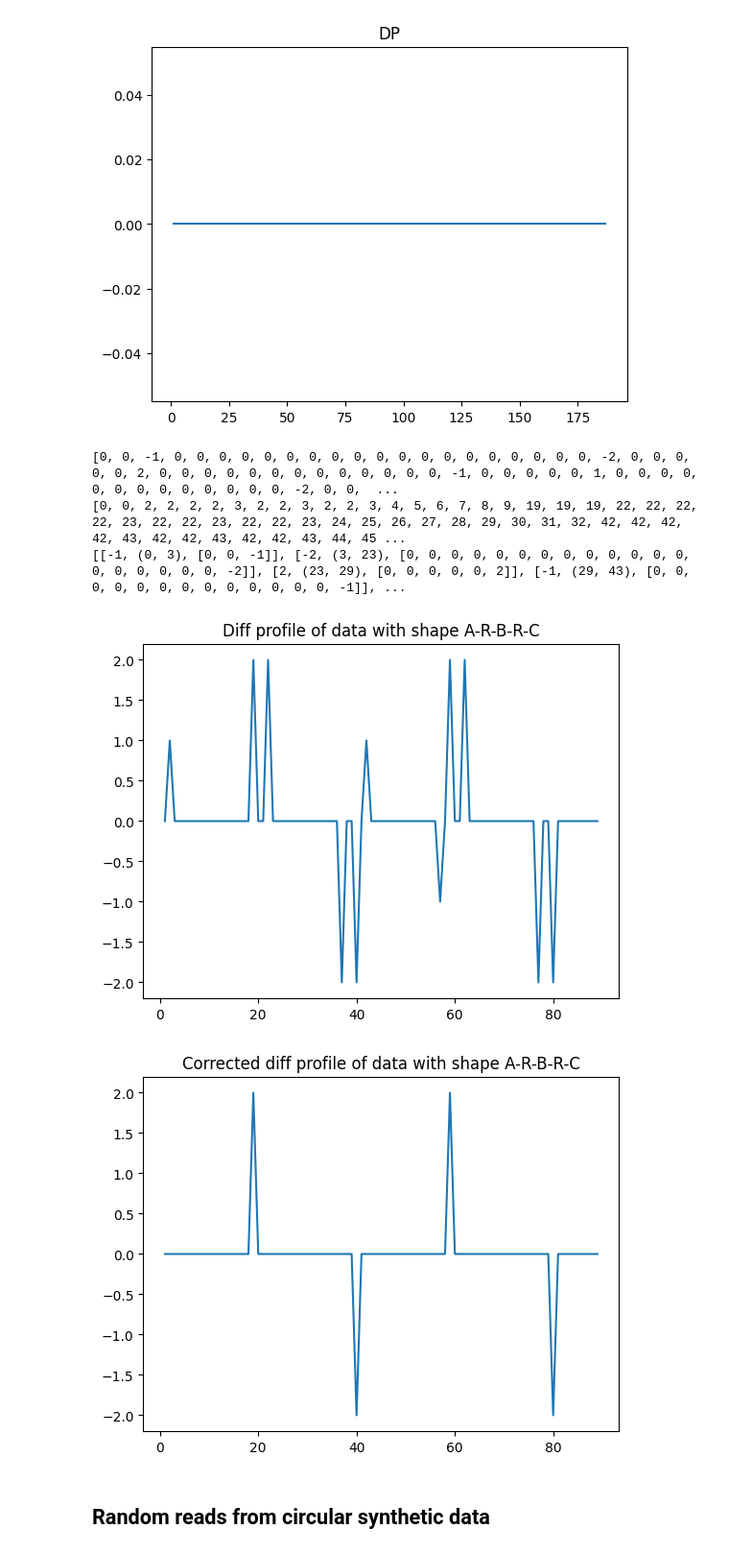
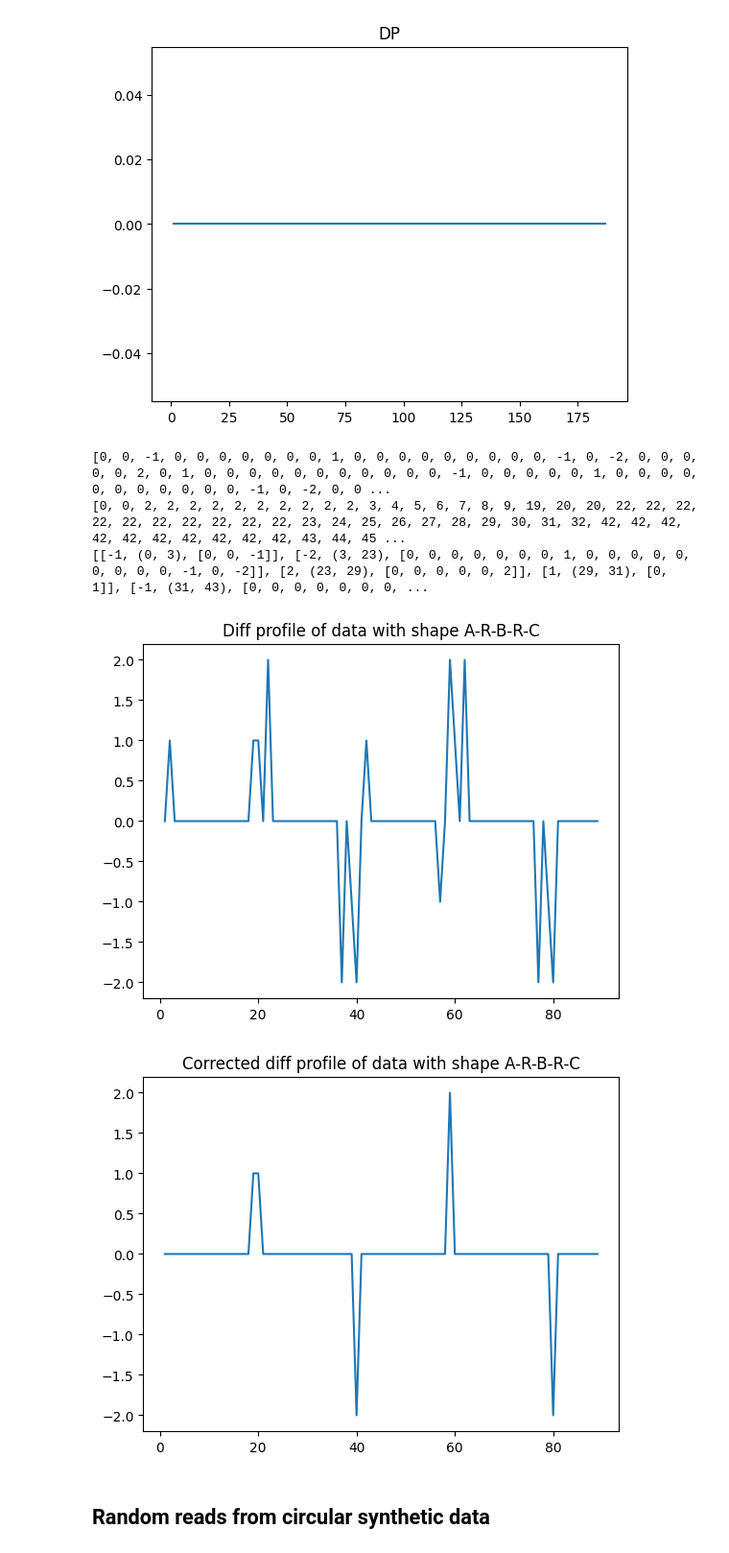
Before and after one commit to davidsmts/Overlapss, a Jupyter notebook: TestCircular.ipynb, the cells around one changed output. Shown at 96% size. Saved outputs shown, nothing was run; the diff lists cells and outputs as text; code cells hidden in the pictures.

```diff
--- a/TestCircular.ipynb
+++ b/TestCircular.ipynb
@@ -7,26 +7,26 @@
 [figure]
 [figure]
 # %%
-xpoints, ypoints, maxcounts, se, pc_diff_profile, artifact, mci = correct_robustly("data/circular-data.txt", "1111011011", 0)
+xpoints, ypoints, maxcounts, se, pc_diff_profile, artifact, mci = correct_robustly("data/circular-data.txt", "1111111111", 0)
 print(se)
 print(mci)
 print(artifact)
 # Plot
 plt.plot(xpoints, pc_diff_profile)
 plt.title("Diff profile of data with shape A-R-B-R-C")
 plt.savefig('imgs/circular_dp.png', bbox_inches='tight')
 plt.show()
 # Plot
 plt.plot(xpoints, ypoints)
 plt.title("Corrected diff profile of data with shape A-R-B-R-C")
 plt.savefig('imgs/circular_cdp.png', bbox_inches='tight')
 plt.show()
 # %% [output]
-[0, 0, -1, 0, 0, 0, 0, 0, 0, 0, 0, 0, 0, 0, 0, 0, 0, 0, 0, 0, 0, 0, -2, 0, 0, 0, 0, 0, 2, 0, 0, 0, 0, 0, 0, 0, 0, 0, 0, 0, 0, 0, -1, 0, 0, 0, 0, 0, 1, 0, 0, 0, 0, 0, 0, 0, 0, 0, 0, 0, 0, 0, -2, 0, 0,  ...
-[0, 0, 2, 2, 2, 2, 3, 2, 2, 3, 2, 2, 3, 4, 5, 6, 7, 8, 9, 19, 19, 19, 22, 22, 22, 22, 23, 22, 22, 23, 22, 22, 23, 24, 25, 26, 27, 28, 29, 30, 31, 32, 42, 42, 42, 42, 43, 42, 42, 43, 42, 42, 43, 44, 45 ...
-[[-1, (0, 3), [0, 0, -1]], [-2, (3, 23), [0, 0, 0, 0, 0, 0, 0, 0, 0, 0, 0, 0, 0, 0, 0, 0, 0, 0, 0, -2]], [2, (23, 29), [0, 0, 0, 0, 0, 2]], [-1, (29, 43), [0, 0, 0, 0, 0, 0, 0, 0, 0, 0, 0, 0, 0, -1]], ...
+[0, 0, -1, 0, 0, 0, 0, 0, 0, 0, 1, 0, 0, 0, 0, 0, 0, 0, 0, 0, -1, 0, -2, 0, 0, 0, 0, 0, 2, 0, 1, 0, 0, 0, 0, 0, 0, 0, 0, 0, 0, 0, -1, 0, 0, 0, 0, 0, 1, 0, 0, 0, 0, 0, 0, 0, 0, 0, 0, 0, -1, 0, -2, 0, 0 ...
+[0, 0, 2, 2, 2, 2, 2, 2, 2, 2, 2, 2, 3, 4, 5, 6, 7, 8, 9, 19, 20, 20, 22, 22, 22, 22, 22, 22, 22, 22, 22, 22, 23, 24, 25, 26, 27, 28, 29, 30, 31, 32, 42, 42, 42, 42, 42, 42, 42, 42, 42, 42, 43, 44, 45 ...
+[[-1, (0, 3), [0, 0, -1]], [-2, (3, 23), [0, 0, 0, 0, 0, 0, 0, 1, 0, 0, 0, 0, 0, 0, 0, 0, 0, -1, 0, -2]], [2, (23, 29), [0, 0, 0, 0, 0, 2]], [1, (29, 31), [0, 1]], [-1, (31, 43), [0, 0, 0, 0, 0, 0, 0, ...
-[figure, old version]
+[figure, new version]
-[figure, old version]
+[figure, new version]
 # %% [markdown]
 ## Random reads from circular synthetic data
 # %%
```
Also changed, not shown: parts of 2 cells of this notebook, 14 other files.
